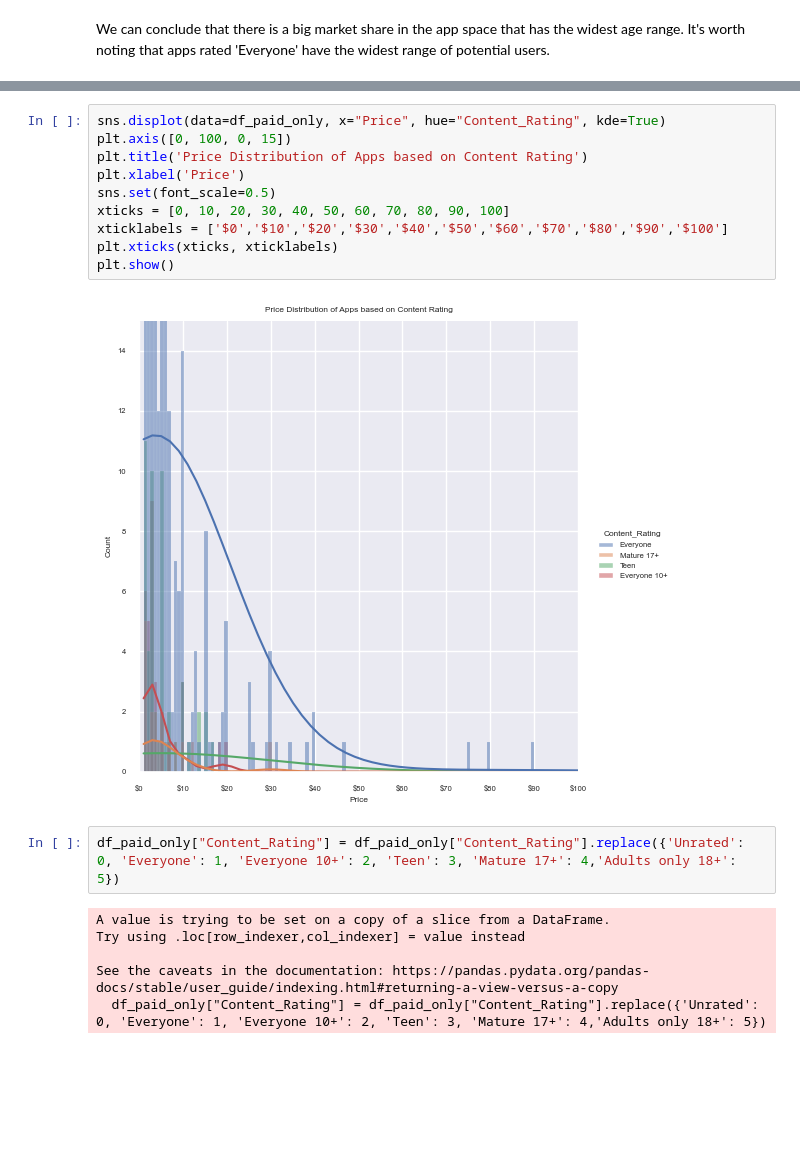
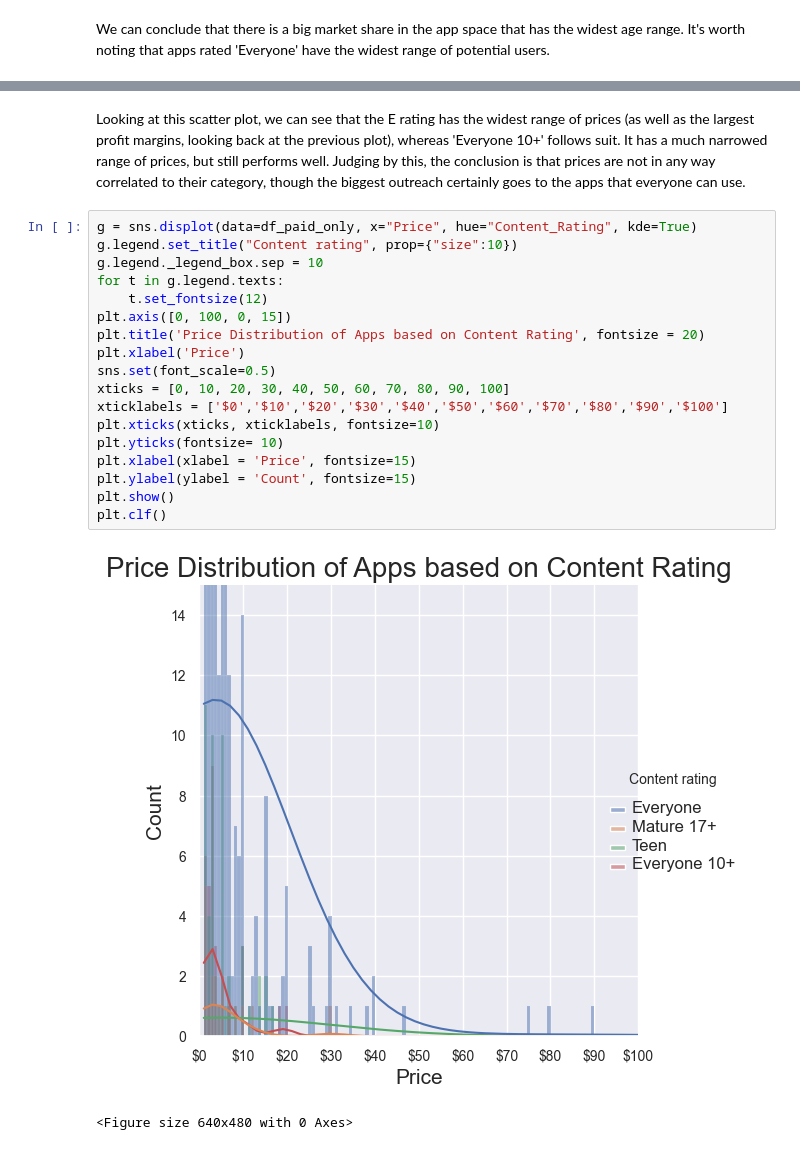
Before and after one commit to shalabajza/Develhope_Project_v2_team-2, a Jupyter notebook: Week 4/Week_4_Task_1_Danilo.ipynb, the cells around one changed output, grey strips where cells are left out. Saved outputs shown, nothing was run; the diff lists cells and outputs as text; blank space fills up the shorter version.

```diff
--- a/Week 4/Week_4_Task_1_Danilo.ipynb
+++ b/Week 4/Week_4_Task_1_Danilo.ipynb
@@ -55,20 +66,23 @@ df_paid_only = df[df['Type'] == 'Paid']
+# %% [markdown]
+Looking at this scatter plot, we can see that the E rating has the widest range of prices (as well as the largest profit margins, looking back at the previous plot), whereas 'Everyone 10+' follows suit. It has a much narrowed range of prices, but still performs well. Judging by this, the conclusion is that prices are not in any way correlated to their category, though the biggest outreach certainly goes to the apps that everyone can use.
 # %%
-sns.displot(data=df_paid_only, x="Price", hue="Content_Rating", kde=True)
+g = sns.displot(data=df_paid_only, x="Price", hue="Content_Rating", kde=True)
+g.legend.set_title("Content rating", prop={"size":10})
+g.legend._legend_box.sep = 10
+for t in g.legend.texts:
+    t.set_fontsize(12)
 plt.axis([0, 100, 0, 15])
-plt.title('Price Distribution of Apps based on Content Rating')
+plt.title('Price Distribution of Apps based on Content Rating', fontsize = 20)
 plt.xlabel('Price')
 sns.set(font_scale=0.5)
 xticks = [0, 10, 20, 30, 40, 50, 60, 70, 80, 90, 100]
 xticklabels = ['$0','$10','$20','$30','$40','$50','$60','$70','$80','$90','$100']
-plt.xticks(xticks, xticklabels)
+plt.xticks(xticks, xticklabels, fontsize=10)
+plt.yticks(fontsize= 10)
+plt.xlabel(xlabel = 'Price', fontsize=15)
+plt.ylabel(ylabel = 'Count', fontsize=15)
 plt.show()
+plt.clf()
 # %% [output]
-[figure, old version]
+[figure, new version]
+<Figure size 640x480 with 0 Axes>
-# %%
-df_paid_only["Content_Rating"] = df_paid_only["Content_Rating"].replace({'Unrated': 0, 'Everyone': 1, 'Everyone 10+': 2, 'Teen': 3, 'Mature 17+': 4,'Adults only 18+': 5})
-# %% [output]
-A value is trying to be set on a copy of a slice from a DataFrame.
-Try using .loc[row_indexer,col_indexer] = value instead
-
-See the caveats in the documentation: https://pandas.pydata.org/pandas-docs/stable/user_guide/indexing.html#returning-a-view-versus-a-copy
-  df_paid_only["Content_Rating"] = df_paid_only["Content_Rating"].replace({'Unrated': 0, 'Everyone': 1, 'Everyone 10+': 2, 'Teen': 3, 'Mature 17+': 4,'Adults only 18+': 5})
```
Also changed, not shown: parts of 7 cells of this notebook.
